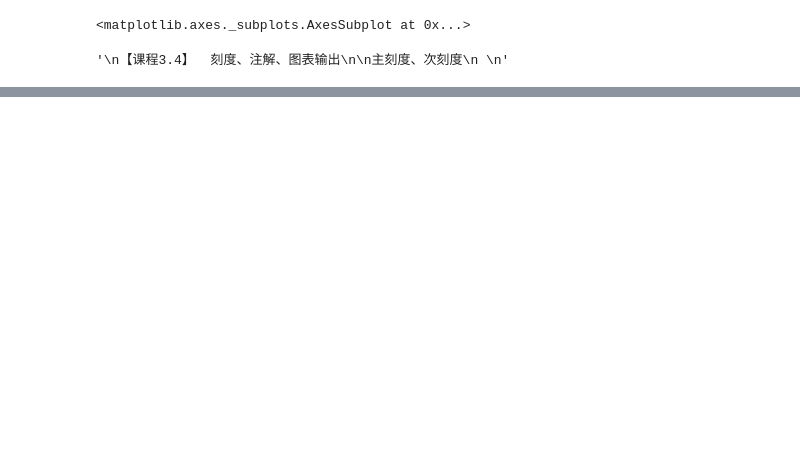
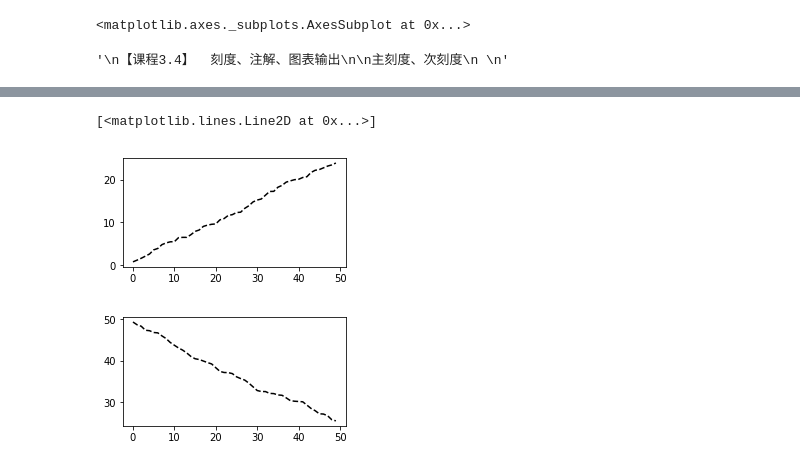
Before and after one commit to tiantian123/DataAnalysis, a Jupyter notebook: DataPractice/02.重点工具掌握：数据解析核心技巧/CH03图表绘制工具：Matplotlib/CH03图表绘制工具：Matplotlib__Part01.ipynb, the cells around one changed output, grey strips where cells are left out. Drawn from its saved outputs; the diff is of its cells as text; code cells hidden in the pictures; blank space fills up the shorter version.

```diff
--- a/DataPractice/02.重点工具掌握：数据解析核心技巧/CH03图表绘制工具：Matplotlib/CH03图表绘制工具：Matplotlib__Part01.ipynb
+++ b/DataPractice/02.重点工具掌握：数据解析核心技巧/CH03图表绘制工具：Matplotlib/CH03图表绘制工具：Matplotlib__Part01.ipynb
@@ -262,0 +340,16 @@ ts.plot(style='--g.',grid = True,figsize=(10,6))
+# %%
+# plt.figure() 绘制图像
+# plt.figure(num=None,figsize=None,dpi=None,facecolor=None,edegecolor=None,
+# frameon=True, FigureClass=<class 'matplotlib.figure.Figure'>, **kwargs)
+
+fig1 = plt.figure(num=1,figsize=(4,2))
+plt.plot(np.random.rand(50).cumsum(),'k--')
+fig2 = plt.figure(num=2,figsize=(4,2))
+plt.plot(50-np.random.rand(50).cumsum(),'k--')
+# num: 图表序号，可试试不同数字情况
+# figsize: 图表大小
+# 当调用plot时，如果设置plt.figure(),则会自动调用figure()生成一个figure，严格讲是生成subplot
+# %% [output]
+[<matplotlib.lines.Line2D at 0x...>]
+[figure, added]
+[figure, added]
```
Also changed, not shown: parts of 8 cells of this notebook, 2 other files.
